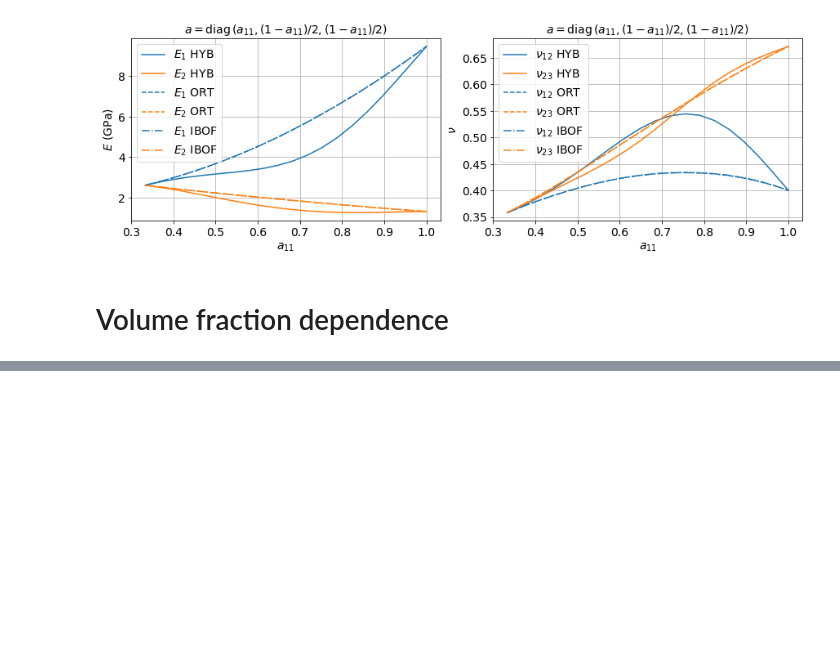
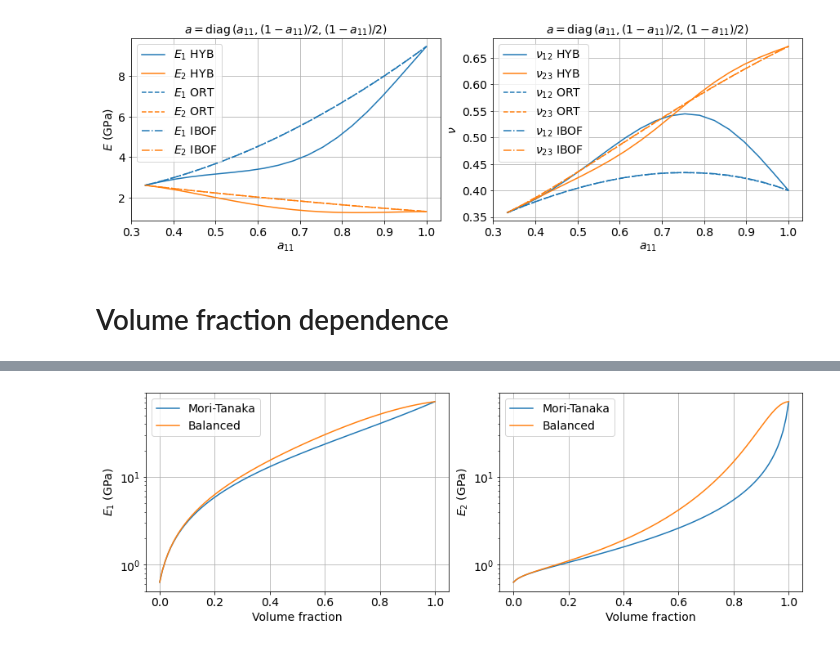
Before and after one commit to tianyikillua/fiberpy, a Jupyter notebook: docs/notebooks/mechanics.ipynb, the cells around one changed output, grey strips where cells are left out. Drawn from its saved outputs; the diff is of its cells as text; code cells hidden in the pictures; blank space fills up the shorter version.

Commit message:
Add balanced model

```diff
--- a/docs/notebooks/mechanics.ipynb
+++ b/docs/notebooks/mechanics.ipynb
@@ -155,0 +156,28 @@ plt.show()
+# %%
+vf = np.linspace(0, 1, 100)
+UD_MT = np.zeros((len(vf), 9))
+UD_Balanced = np.zeros((len(vf), 9))
+for i in range(len(vf)):
+    fiber.vf = vf[i]
+    UD_MT[i] = A2Eij(fiber.MoriTanaka())
+    UD_Balanced[i] = A2Eij(fiber.Balanced())
+
+plt.figure(figsize=(12, 4))
+plt.subplot(1, 2, 1)
+plt.semilogy(vf, UD_MT[:, 0] / 1e3, "C0-", label="Mori-Tanaka")
+plt.semilogy(vf, UD_Balanced[:, 0] / 1e3, "C1-", label="Balanced")
+plt.xlabel("Volume fraction")
+plt.ylabel("$E_1$ (GPa)")
+plt.grid()
+plt.legend()
+
+plt.subplot(1, 2, 2)
+plt.semilogy(vf, UD_MT[:, 1] / 1e3, "C0-", label="Mori-Tanaka")
+plt.semilogy(vf, UD_Balanced[:, 1] / 1e3, "C1-", label="Balanced")
+plt.xlabel("Volume fraction")
+plt.ylabel("$E_2$ (GPa)")
+plt.grid()
+plt.legend()
+plt.show()
+# %% [output]
+[figure, added]
```
Also changed, not shown: parts of 1 cell of this notebook, 2 other files.
